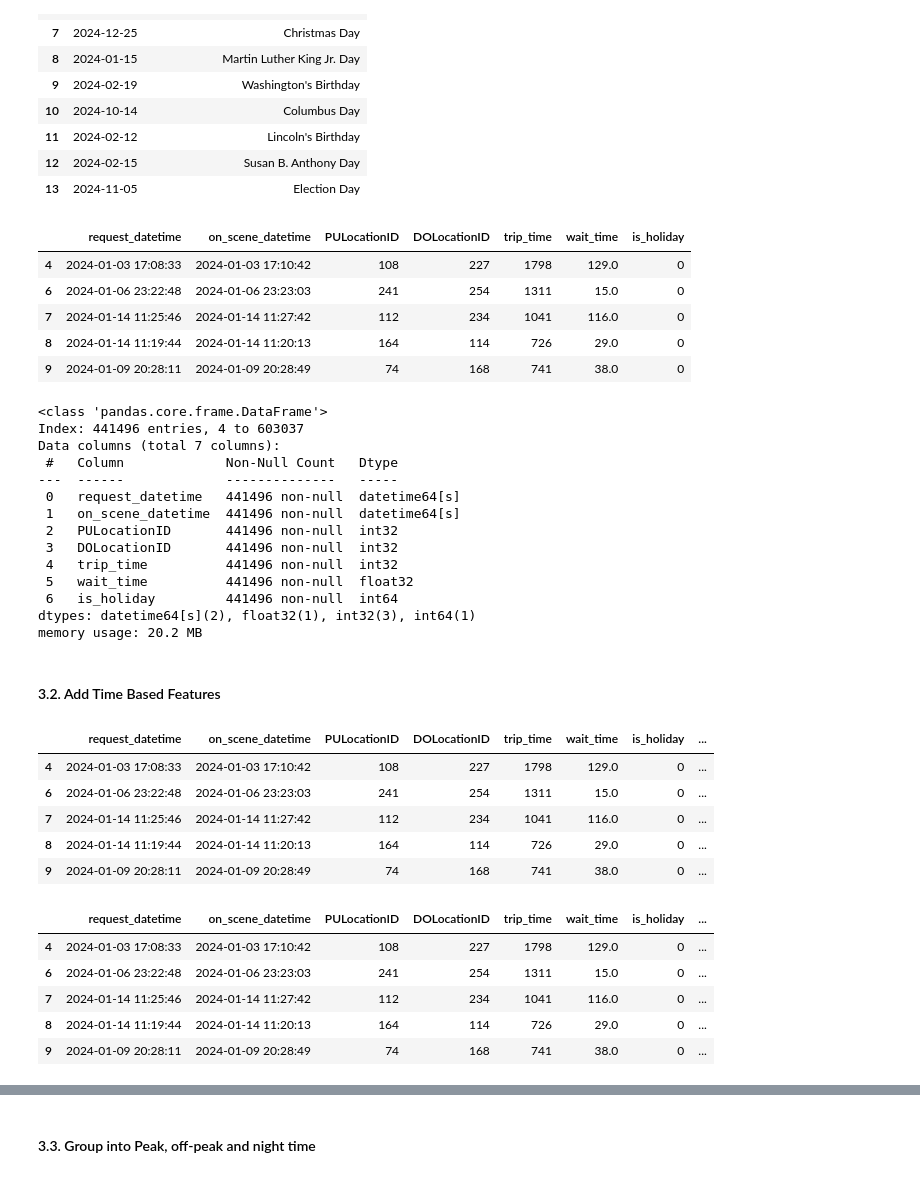
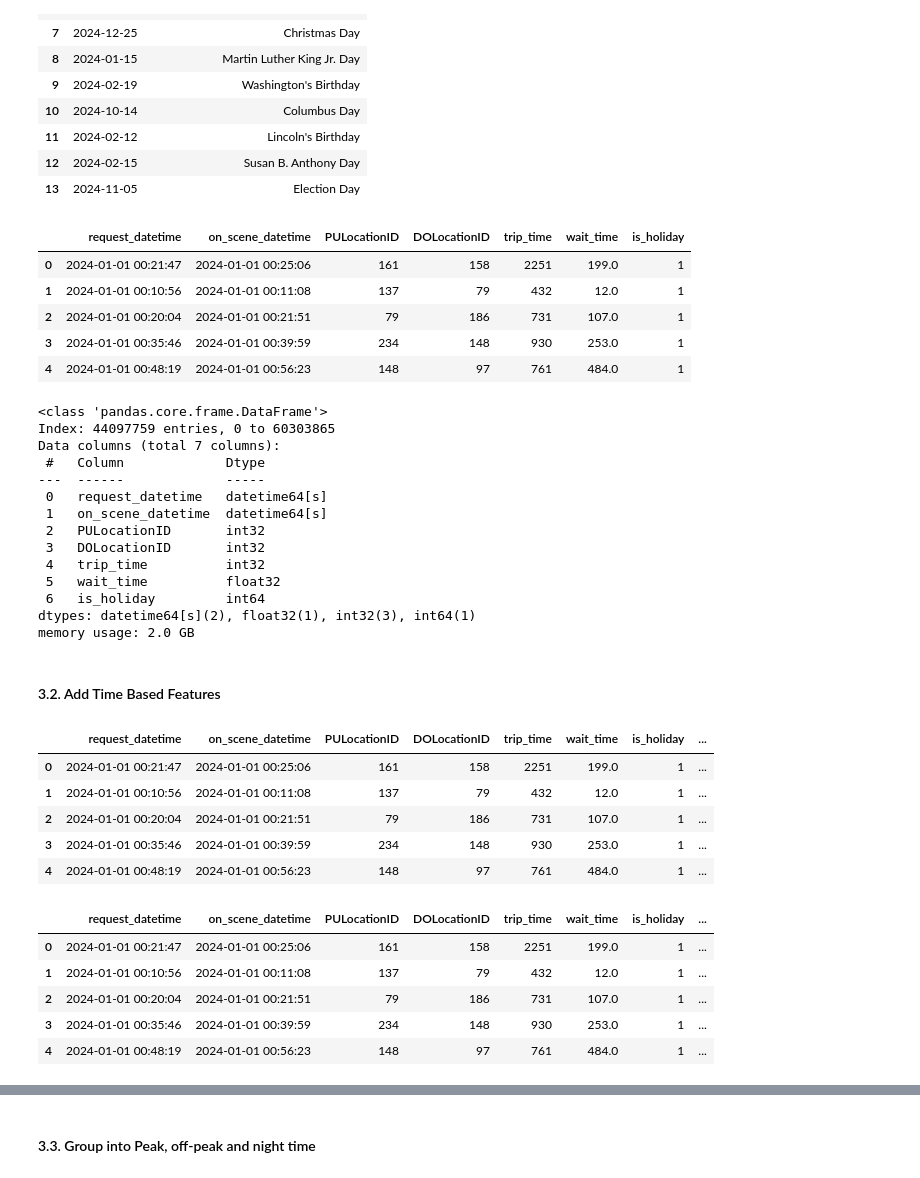
Before and after one commit to chikeorah/NYC-TLC-Trips, a Jupyter notebook: tlc.ipynb, the cells around one changed output, grey strips where cells are left out. Saved outputs shown, nothing was run; the diff lists cells and outputs as text; code cells hidden in the pictures.

```diff
--- a/tlc.ipynb
+++ b/tlc.ipynb
@@ -29,7 +30,8 @@ def process_parquet(parquet_file_path, sample_frac=0.01):
     df = pd.read_parquet(parquet_file_path, columns=columns_needed)
 
     # Sample a fraction of the dataframe to reduce memory usage and make processing faster
-    sampled_df = df.sample(frac=sample_frac)
+    # sampled_df = df.sample(frac=sample_frac)
+    sampled_df = df
 
     # Convert datetime columns
     sampled_df['request_datetime'] = pd.to_datetime(sampled_df['request_datetime'])
@@ -228,29 +234,29 @@ trips['is_holiday'] = trips['request_datetime'].dt.date.isin(ny_holidays_df['dat
 trips.head()
 # %% [output]
 |  | request_datetime | on_scene_datetime | PULocationID | DOLocationID | trip_time | wait_time | is_holiday |
-| 4 | 2024-01-03 17:08:33 | 2024-01-03 17:10:42 | 108 | 227 | 1798 | 129.0 | 0 |
-| 6 | 2024-01-06 23:22:48 | 2024-01-06 23:23:03 | 241 | 254 | 1311 | 15.0 | 0 |
-| 7 | 2024-01-14 11:25:46 | 2024-01-14 11:27:42 | 112 | 234 | 1041 | 116.0 | 0 |
-| 8 | 2024-01-14 11:19:44 | 2024-01-14 11:20:13 | 164 | 114 | 726 | 29.0 | 0 |
-| 9 | 2024-01-09 20:28:11 | 2024-01-09 20:28:49 | 74 | 168 | 741 | 38.0 | 0 |
+| 0 | 2024-01-01 00:21:47 | 2024-01-01 00:25:06 | 161 | 158 | 2251 | 199.0 | 1 |
+| 1 | 2024-01-01 00:10:56 | 2024-01-01 00:11:08 | 137 | 79 | 432 | 12.0 | 1 |
+| 2 | 2024-01-01 00:20:04 | 2024-01-01 00:21:51 | 79 | 186 | 731 | 107.0 | 1 |
+| 3 | 2024-01-01 00:35:46 | 2024-01-01 00:39:59 | 234 | 148 | 930 | 253.0 | 1 |
+| 4 | 2024-01-01 00:48:19 | 2024-01-01 00:56:23 | 148 | 97 | 761 | 484.0 | 1 |
 # %%
 # Keeping track of memory usage
 trips.info()
 # %% [output]
 <class 'pandas.core.frame.DataFrame'>
-Index: 441496 entries, 4 to 603037
+Index: 44097759 entries, 0 to 60303865
 Data columns (total 7 columns):
- #   Column             Non-Null Count   Dtype
----  ------             --------------   -----
- 0   request_datetime   441496 non-null  datetime64[s]
- 1   on_scene_datetime  441496 non-null  datetime64[s]
- 2   PULocationID       441496 non-null  int32
- 3   DOLocationID       441496 non-null  int32
- 4   trip_time          441496 non-null  int32
- 5   wait_time          441496 non-null  float32
- 6   is_holiday         441496 non-null  int64
+ #   Column             Dtype
+---  ------             -----
+ 0   request_datetime   datetime64[s]
+ 1   on_scene_datetime  datetime64[s]
+ 2   PULocationID       int32
+ 3   DOLocationID       int32
+ 4   trip_time          int32
+ 5   wait_time          float32
+ 6   is_holiday         int64
 dtypes: datetime64[s](2), float32(1), int32(3), int64(1)
-memory usage: 20.2 MB
+memory usage: 2.0 GB
 # %% [markdown]
 #### 3.2. Add Time Based Features
 # %%
@@ -262,23 +268,23 @@ trips['month'] = trips['request_datetime'].dt.month
 trips.head()
 # %% [output]
 |  | request_datetime | on_scene_datetime | PULocationID | DOLocationID | trip_time | wait_time | is_holiday | ... |
-| 4 | 2024-01-03 17:08:33 | 2024-01-03 17:10:42 | 108 | 227 | 1798 | 129.0 | 0 | ... |
-| 6 | 2024-01-06 23:22:48 | 2024-01-06 23:23:03 | 241 | 254 | 1311 | 15.0 | 0 | ... |
-| 7 | 2024-01-14 11:25:46 | 2024-01-14 11:27:42 | 112 | 234 | 1041 | 116.0 | 0 | ... |
-| 8 | 2024-01-14 11:19:44 | 2024-01-14 11:20:13 | 164 | 114 | 726 | 29.0 | 0 | ... |
-| 9 | 2024-01-09 20:28:11 | 2024-01-09 20:28:49 | 74 | 168 | 741 | 38.0 | 0 | ... |
+| 0 | 2024-01-01 00:21:47 | 2024-01-01 00:25:06 | 161 | 158 | 2251 | 199.0 | 1 | ... |
+| 1 | 2024-01-01 00:10:56 | 2024-01-01 00:11:08 | 137 | 79 | 432 | 12.0 | 1 | ... |
+| 2 | 2024-01-01 00:20:04 | 2024-01-01 00:21:51 | 79 | 186 | 731 | 107.0 | 1 | ... |
+| 3 | 2024-01-01 00:35:46 | 2024-01-01 00:39:59 | 234 | 148 | 930 | 253.0 | 1 | ... |
+| 4 | 2024-01-01 00:48:19 | 2024-01-01 00:56:23 | 148 | 97 | 761 | 484.0 | 1 | ... |
 # %%
 # Define total trip time
 trips['total_trip_time'] = trips['wait_time'] + trips['trip_time']
-trips['total_trip_time'] = trips['wait_time'].astype('float32')
+trips['total_trip_time'] = trips['total_trip_time'].astype('float32')
 trips.head()
 # %% [output]
 |  | request_datetime | on_scene_datetime | PULocationID | DOLocationID | trip_time | wait_time | is_holiday | ... |
-| 4 | 2024-01-03 17:08:33 | 2024-01-03 17:10:42 | 108 | 227 | 1798 | 129.0 | 0 | ... |
-| 6 | 2024-01-06 23:22:48 | 2024-01-06 23:23:03 | 241 | 254 | 1311 | 15.0 | 0 | ... |
-| 7 | 2024-01-14 11:25:46 | 2024-01-14 11:27:42 | 112 | 234 | 1041 | 116.0 | 0 | ... |
-| 8 | 2024-01-14 11:19:44 | 2024-01-14 11:20:13 | 164 | 114 | 726 | 29.0 | 0 | ... |
-| 9 | 2024-01-09 20:28:11 | 2024-01-09 20:28:49 | 74 | 168 | 741 | 38.0 | 0 | ... |
+| 0 | 2024-01-01 00:21:47 | 2024-01-01 00:25:06 | 161 | 158 | 2251 | 199.0 | 1 | ... |
+| 1 | 2024-01-01 00:10:56 | 2024-01-01 00:11:08 | 137 | 79 | 432 | 12.0 | 1 | ... |
+| 2 | 2024-01-01 00:20:04 | 2024-01-01 00:21:51 | 79 | 186 | 731 | 107.0 | 1 | ... |
+| 3 | 2024-01-01 00:35:46 | 2024-01-01 00:39:59 | 234 | 148 | 930 | 253.0 | 1 | ... |
+| 4 | 2024-01-01 00:48:19 | 2024-01-01 00:56:23 | 148 | 97 | 761 | 484.0 | 1 | ... |
 # %%
 # Keeping track of memory usage
 trips.info()
```
Also changed, not shown: parts of 63 cells of this notebook.
